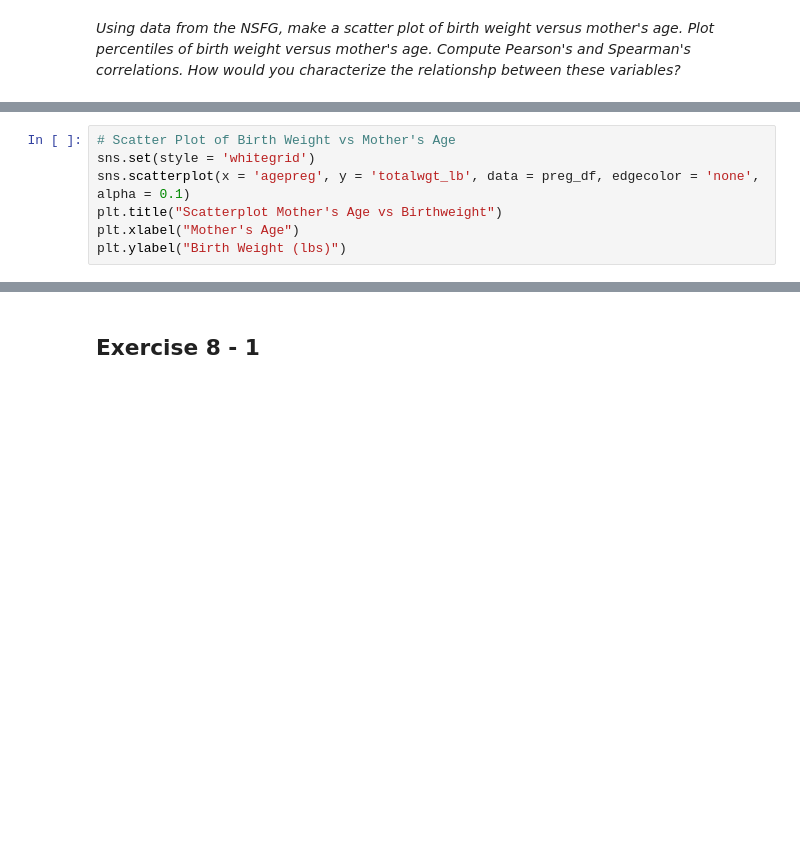
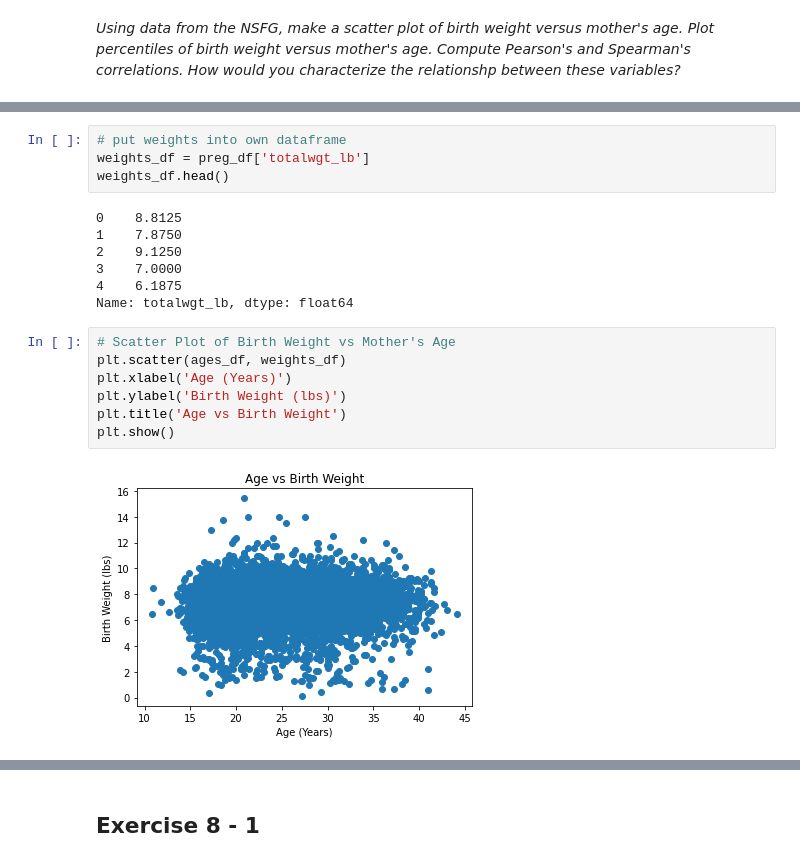
Before and after one commit to catie-williams/bu-dsc, a Jupyter notebook: DSC530/Week7/Week7_CableKimberly.ipynb, the cells around one changed output, grey strips where cells are left out. Saved outputs shown, nothing was run; the diff lists cells and outputs as text; blank space fills up the shorter version.

```diff
--- a/DSC530/Week7/Week7_CableKimberly.ipynb
+++ b/DSC530/Week7/Week7_CableKimberly.ipynb
@@ -33,10 +29,3 @@ preg_df.head()
 | 3 | 2 | 2 | NaN | NaN | NaN | NaN | 6.0 | NaN | 1.0 | NaN | ... |
 | 4 | 2 | 3 | NaN | NaN | NaN | NaN | 6.0 | NaN | 1.0 | NaN | ... |
 5 rows × 244 columns
-# %%
-# Scatter Plot of Birth Weight vs Mother's Age
-sns.set(style = 'whitegrid')
-sns.scatterplot(x = 'agepreg', y = 'totalwgt_lb', data = preg_df, edgecolor = 'none', alpha = 0.1)
-plt.title("Scatterplot Mother's Age vs Birthweight")
-plt.xlabel("Mother's Age")
-plt.ylabel("Birth Weight (lbs)")
@@ -84,0 +54,20 @@ thinkplot.Config(xlabel="Mother's age (years)",
+# %%
+# put weights into own dataframe
+weights_df = preg_df['totalwgt_lb']
+weights_df.head()
+# %% [output]
+0    8.8125
+1    7.8750
+2    9.1250
+3    7.0000
+4    6.1875
+Name: totalwgt_lb, dtype: float64
+# %%
+# Scatter Plot of Birth Weight vs Mother's Age
+plt.scatter(ages_df, weights_df)
+plt.xlabel('Age (Years)')
+plt.ylabel('Birth Weight (lbs)')
+plt.title('Age vs Birth Weight')
+plt.show()
+# %% [output]
+[figure, new version]
```
Also changed, not shown: parts of 23 cells of this notebook, 1 other file.
